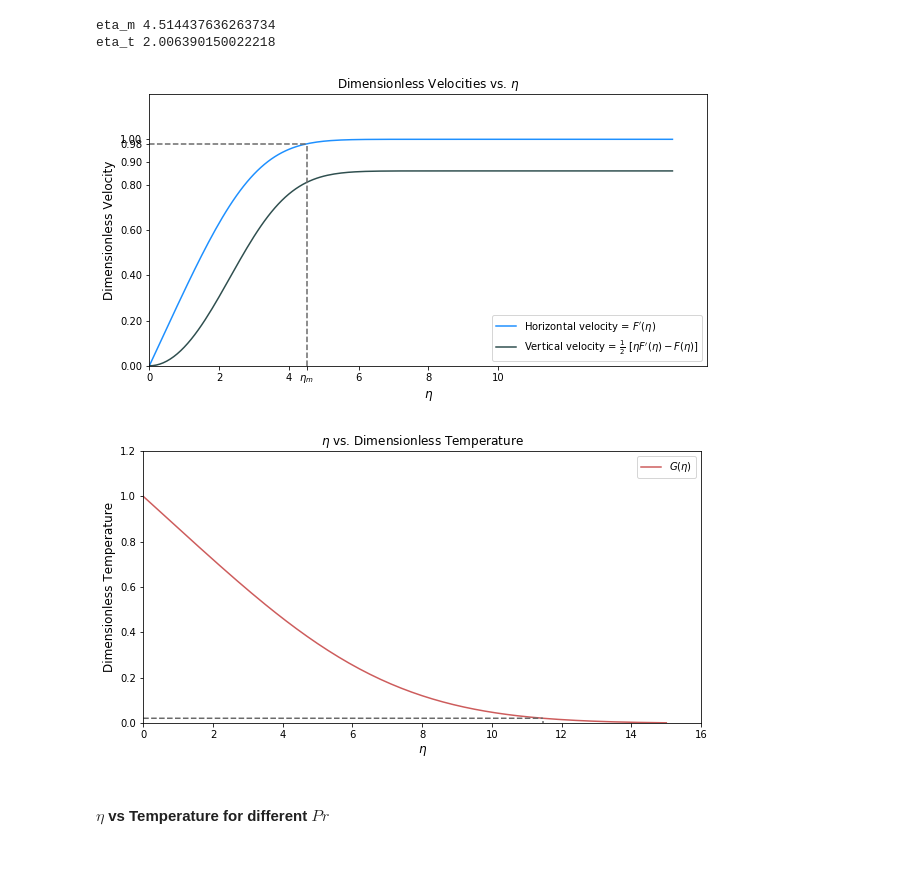
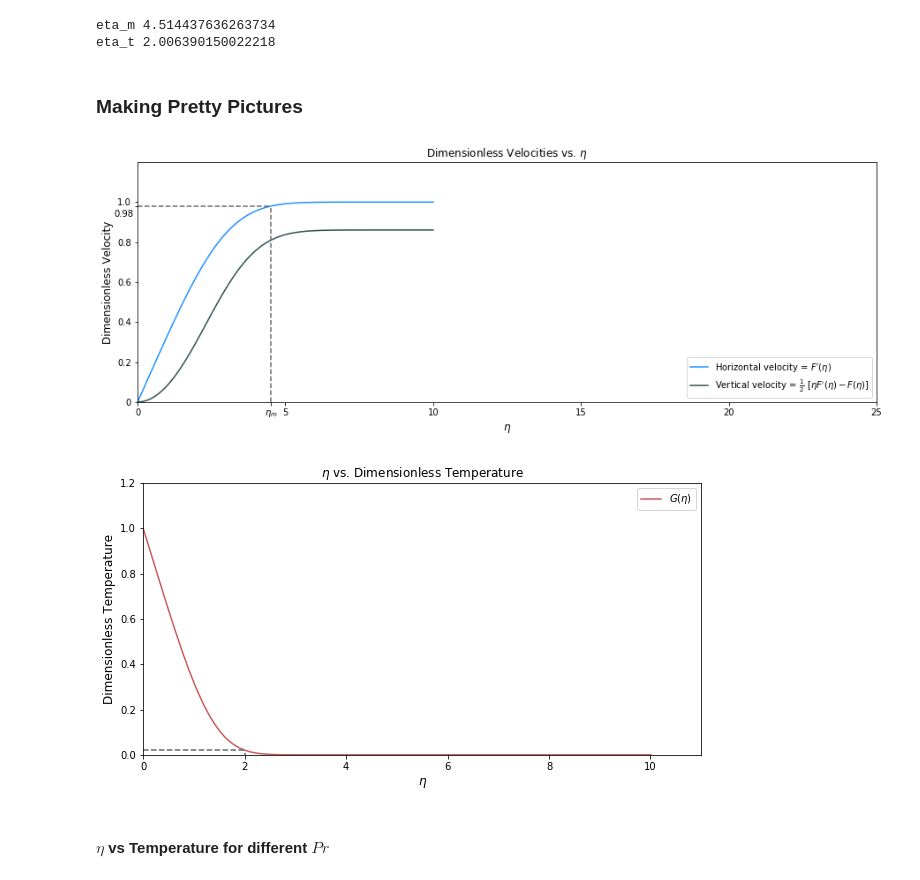
Before and after one commit to AparaV/appm-4650-project, a Jupyter notebook: code/plate.ipynb, the cells around one changed output. Drawn from its saved outputs; the diff is of its cells as text; code cells hidden in the pictures.

Commit message:
Replot figures and get intermediate results

```diff
--- a/code/plate.ipynb
+++ b/code/plate.ipynb
@@ -60,6 +60,7 @@ def get_w2_init(tf, tol=10e-8, isVerbose=False):
 
     # system
     system = np.array([[w_1_prime], [w_2_prime], [w_3_prime]])
+    i = 1
 
     # continue bisecting while err > tolerance
     while err > tol:
@@ -88,6 +89,10 @@ def get_w2_init(tf, tol=10e-8, isVerbose=False):
             b = c
             err = diff_a
 
+        if isVerbose:
+            print("{} & {:.8f} \\\\".format(i, c))
+        i += 1
+
     if isVerbose:
         print(a, b)
         print(w_a[1][0], w_b[1][0])
@@ -117,6 +122,7 @@ def get_w4_init(tf, w2_init, Pr, tol=10e-8, isVerbose=False):
     # system
     system = np.array([[w_1_prime], [w_2_prime], [w_3_prime], [w_4_prime], [w_5_prime]])
 
+    i = 1
 
     # continue bisecting while err > tolerance
     while err > tol:
@@ -142,6 +148,9 @@ def get_w4_init(tf, w2_init, Pr, tol=10e-8, isVerbose=False):
         else:
             b = c
             err = diff_a
+        if isVerbose:
+            print("{} & {:.8f} \\\\".format(i, c))
+        i += 1
 
     w_4_init = (a+b) / 2
 
@@ -170,8 +179,8 @@ def solve_system(Pr, h=0.1, tol=10e-9, inf=15):
 
     return W, T
 # %%
-Pr = 0.1
-tf = 15
+Pr = 10
+tf = 10
 W, T = solve_system(Pr, h=0.1, tol=10e-9, inf=tf)
 
 v = []
@@ -219,6 +228,8 @@ print("eta_t", eta_t)
 # %% [output]
 eta_m 4.514437636263734
 eta_t 2.006390150022218
+# %% [markdown]
+### Making Pretty Pictures
 # %%
 for idx, w in enumerate(W):
     F_prime = w[1][0]
@@ -242,47 +253,48 @@ for i in np.arange(0, eta_m, 0.01):
     X_hor.append(i)
     Y_hor.append(0.98)
 
-plt.figure(figsize=(10,5))
+plt.figure(figsize=(15,5))
 plt.title(r"Dimensionless Velocities vs. $\eta$", fontsize=12)
 plt.xlabel(r"$\eta$", fontsize=12)
 plt.ylabel("Dimensionless Velocity", fontsize=12)
 plt.xlim(0, tf+1)
 plt.ylim(0, 1.2)
-plt.xticks([0, 2, 4, eta_m, 6, 8, 10], ['0', '2', '4', r'$\eta_{m}$', '6', '8', '10'])
-plt.yticks([0, 0.2, 0.4, 0.6, 0.8, 0.9, 0.98, 1.0])
+plt.xticks([0, eta_m, 5, 10, 15, 20, 25], ['0', r'$\eta_{m}$', '5', '10', '15', '20', '25'])
+plt.yticks([0, 0.2, 0.4, 0.6, 0.8, 0.98, 1.0], ['0', '0.2', '0.4', '0.6', '0.8', '', '1.0'])
+plt.annotate('0.98', xy=(0, 0.98), xytext=(-0.8, 0.925))
 plt.plot(eta, u, color='dodgerblue', label=r"Horizontal velocity = $F^{\prime}(\eta)$")
 plt.plot(eta, v, color='darkslategrey', label=r"Vertical velocity = $\frac{1}{2}\ [ \eta F^{\prime}(\eta) - F(\eta)]$")
 plt.plot(X_vert, Y_vert, linestyle="dashed", color="dimgray", label="")
 plt.plot(X_hor, Y_hor, linestyle="dashed", color="dimgray", label="")
 plt.legend(loc='lower right')
-# plt.savefig("../plate/img/velocities.PNG", dpi=200)
-# plt.show()
+plt.savefig("../plate/img/velocities.PNG", dpi=200)
+plt.show()
 
 X_vert = []
 Y_vert = []
 for i in np.arange(0, 0.02, 0.01):
     Y_vert.append(i)
     X_vert.append(eta_t)
 X_hor = []
 Y_hor = []
 for i in np.arange(0, eta_t, 0.01):
     X_hor.append(i)
     Y_hor.append(0.02)
 
 plt.figure(figsize=(10,5))
 plt.title(r"$\eta$ vs. Dimensionless Temperature", fontsize=12)
 plt.xlabel(r"$\eta$", fontsize=12)
 plt.ylabel("Dimensionless Temperature", fontsize=12)
 plt.xlim(0, tf+1)
 plt.ylim(0, 1.2)
 plt.plot(eta, G, color='indianred', label=r'$G(\eta)$')
 plt.plot(X_vert, Y_vert, linestyle="dashed", color="dimgray", label="")
 plt.plot(X_hor, Y_hor, linestyle="dashed", color="dimgray", label="")
 plt.legend()
 plt.show()
 # %% [output]
-[figure, old version]
+[figure, new version]
-[figure, old version]
+[figure, new version]
 # %% [markdown]
 #### $\eta$ vs Temperature for different $Pr$
 # %%
```
Also changed, not shown: 7 other files.
